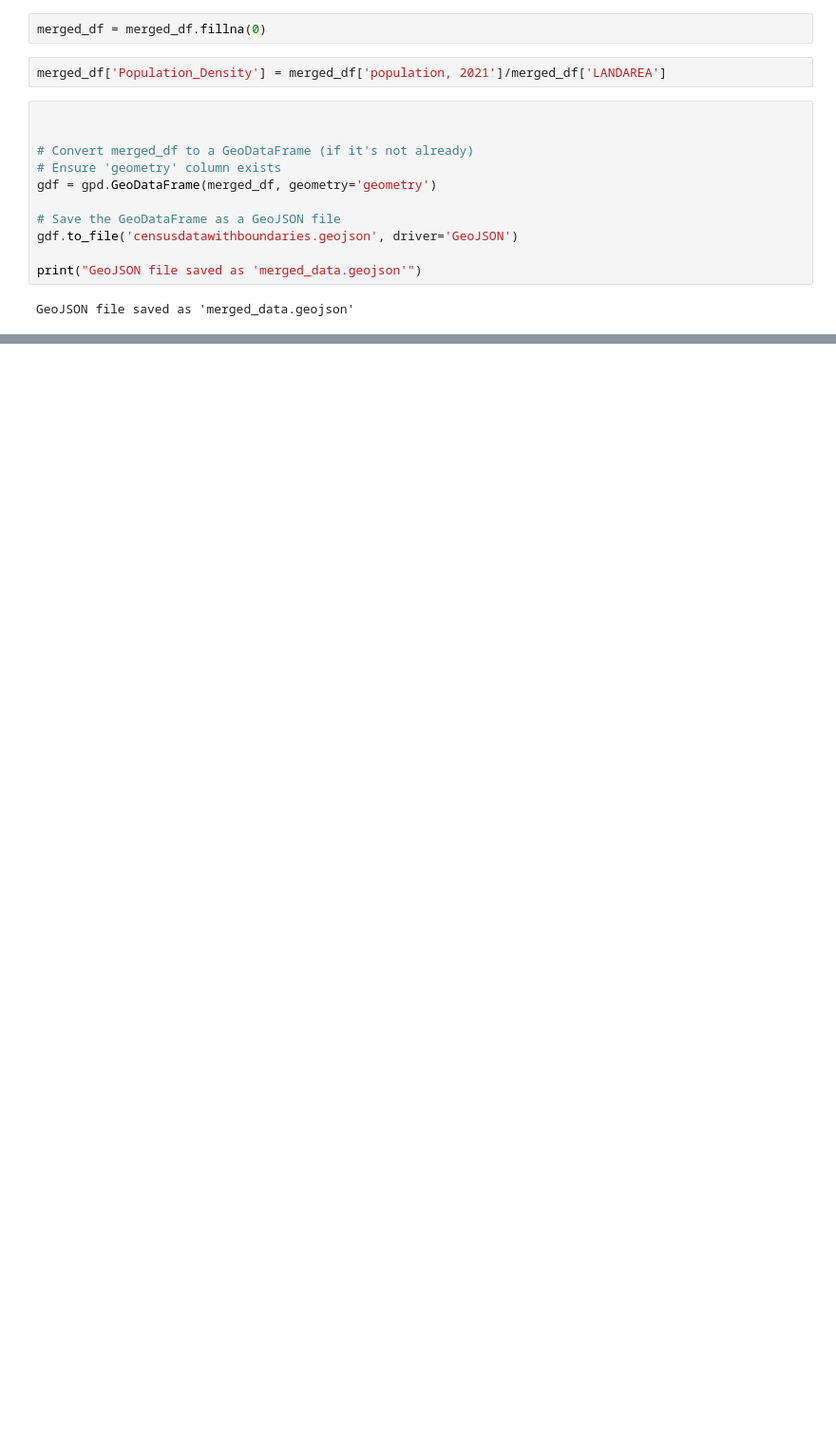
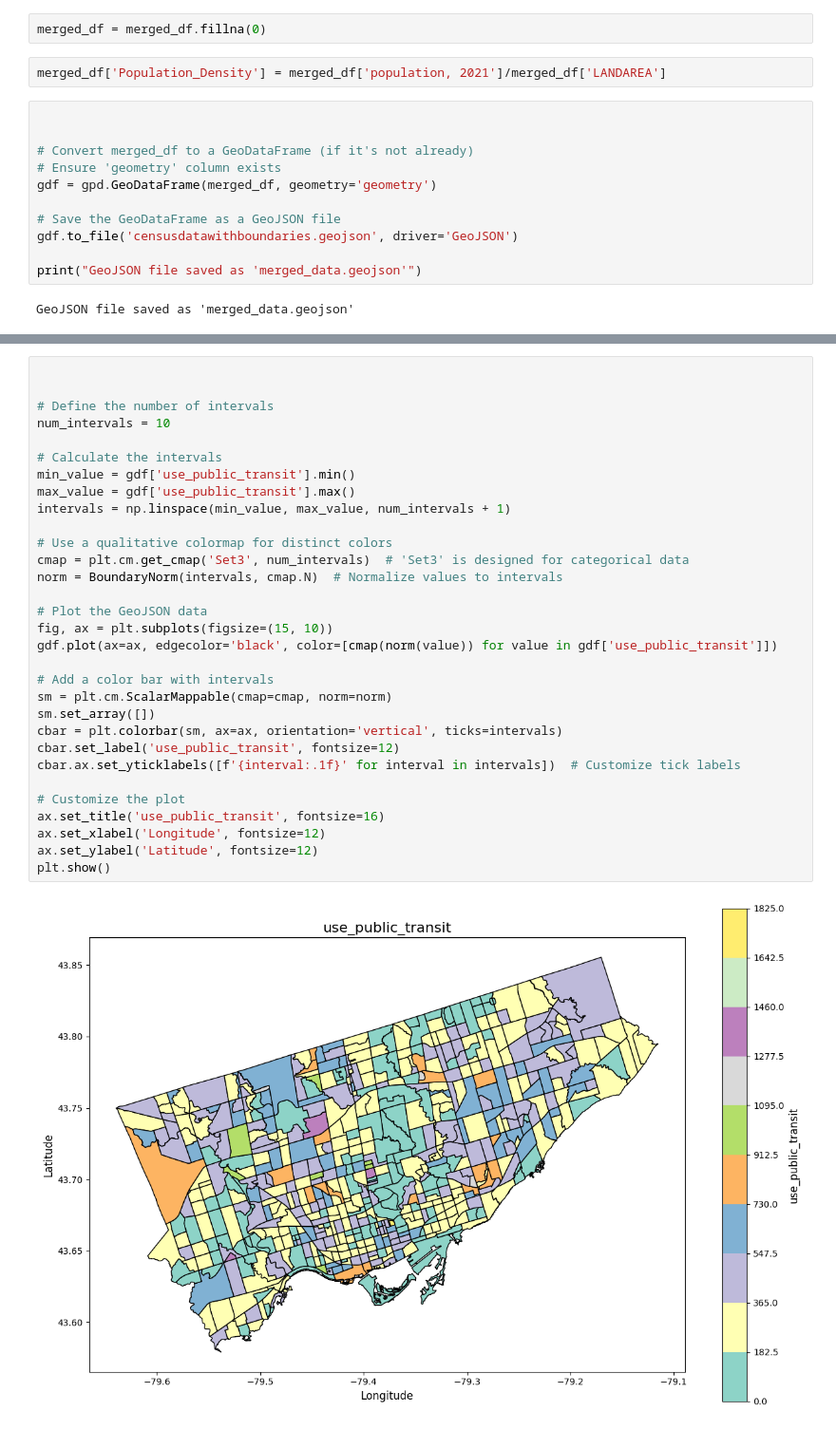
Before and after one commit to VahedBarzegari/Census_Analysis, a Jupyter notebook: Census_data_insights.ipynb, the cells around one changed output, grey strips where cells are left out. Shown at 95% size. Cells and saved outputs as stored; diff of their text form; blank space fills up the shorter version.

```diff
--- a/Census_data_insights.ipynb
+++ b/Census_data_insights.ipynb
@@ -232,0 +298,33 @@ plt.show()
+# %%
+
+
+# Define the number of intervals
+num_intervals = 10
+
+# Calculate the intervals
+min_value = gdf['use_public_transit'].min()
+max_value = gdf['use_public_transit'].max()
+intervals = np.linspace(min_value, max_value, num_intervals + 1)
+
+# Use a qualitative colormap for distinct colors
+cmap = plt.cm.get_cmap('Set3', num_intervals)  # 'Set3' is designed for categorical data
+norm = BoundaryNorm(intervals, cmap.N)  # Normalize values to intervals
+
+# Plot the GeoJSON data
+fig, ax = plt.subplots(figsize=(15, 10))
+gdf.plot(ax=ax, edgecolor='black', color=[cmap(norm(value)) for value in gdf['use_public_transit']])
+
+# Add a color bar with intervals
+sm = plt.cm.ScalarMappable(cmap=cmap, norm=norm)
+sm.set_array([])
+cbar = plt.colorbar(sm, ax=ax, orientation='vertical', ticks=intervals)
+cbar.set_label('use_public_transit', fontsize=12)
+cbar.ax.set_yticklabels([f'{interval:.1f}' for interval in intervals])  # Customize tick labels
+
+# Customize the plot
+ax.set_title('use_public_transit', fontsize=16)
+ax.set_xlabel('Longitude', fontsize=12)
+ax.set_ylabel('Latitude', fontsize=12)
+plt.show()
+# %% [output]
+[figure, added]
```
Also changed, not shown: parts of 6 cells of this notebook, 1 other file.
